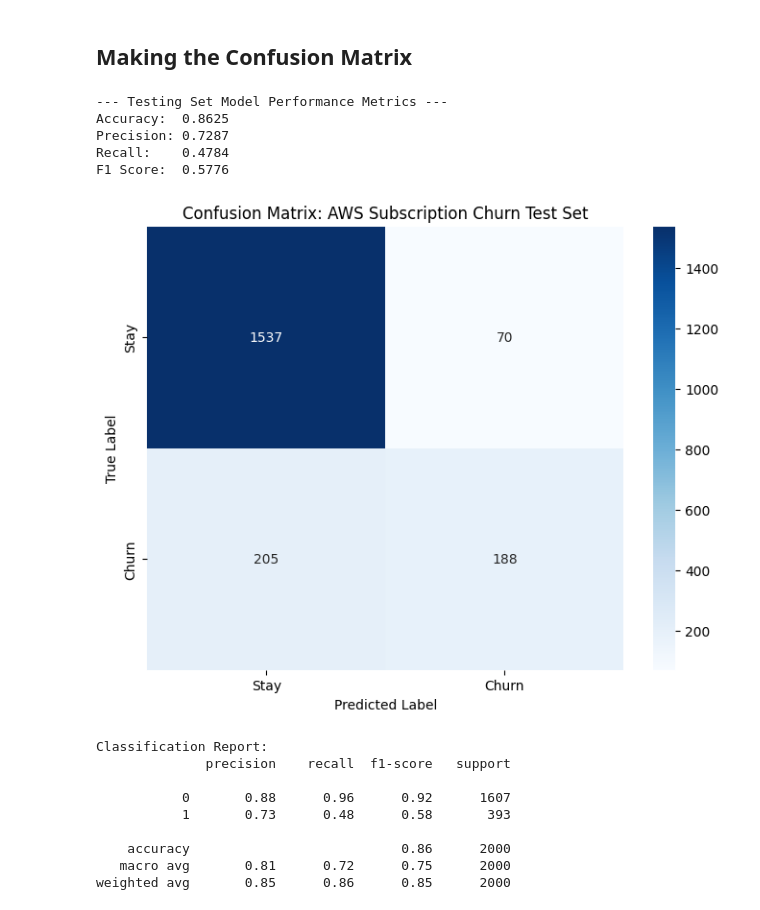
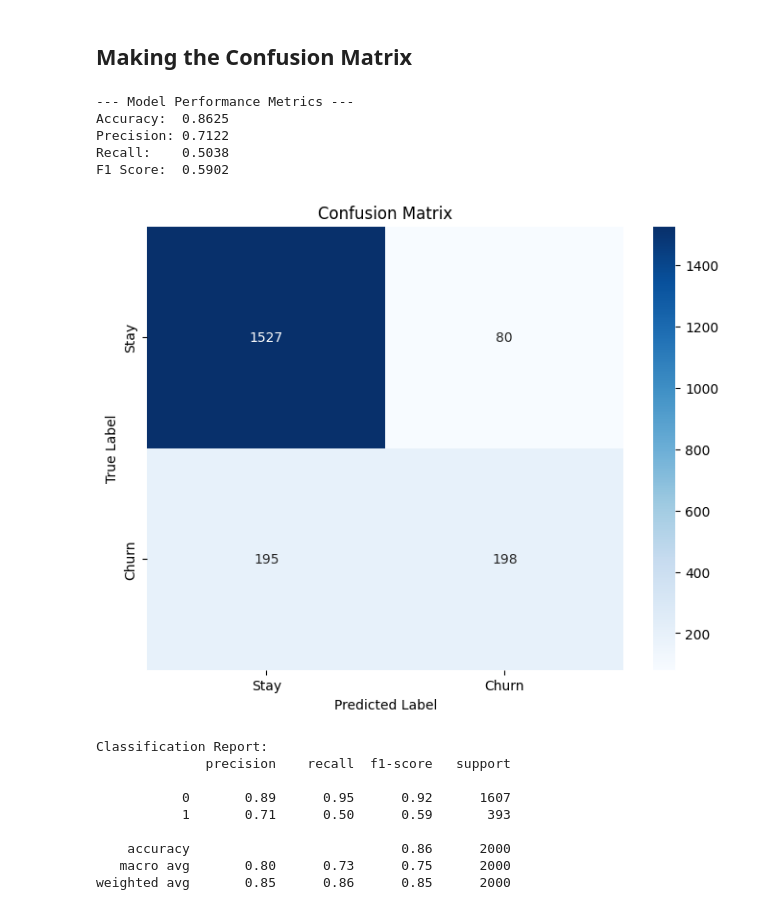
Before and after one commit to AyanavaMukhopadhyay/Deep-Learning-AtoZ-Udemy-2026, a Jupyter notebook: ArtificialNeuralNetworks/ANN.ipynb, the cells around one changed output. Drawn from its saved outputs; the diff is of its cells as text; code cells hidden in the pictures.

```diff
--- a/ArtificialNeuralNetworks/ANN.ipynb
+++ b/ArtificialNeuralNetworks/ANN.ipynb
@@ -112,5 +119,5 @@ ann.add(tf.keras.layers.Dense(units = 1, activation = 'sigmoid'))
 # %% [markdown]
 #### Compiling the ANN
 # %%
-ann.compile(optimizer = 'adam',loss = 'binary_crossentropy',metrics = ['accuracy'])
+ann.compile(optimizer = 'adam',loss = 'binary_crossentropy',metrics = ['recall'])
 # %% [output]
@@ -177,42 +184,42 @@ print(np.concatenate((y_pred.reshape(len(y_pred),1), y_test.reshape(len(y_test),
 # %%
 from sklearn.metrics import confusion_matrix, accuracy_score, classification_report, precision_score, recall_score, f1_score
 import matplotlib.pyplot as plt
 import seaborn as sns
 
-# 1. Print Performance Metrics
-print("\n--- Testing Set Model Performance Metrics ---")
+# Print Performance Metrics
+print("\n--- Model Performance Metrics ---")
 print(f"Accuracy:  {accuracy_score(y_test, y_pred):.4f}")
 print(f"Precision: {precision_score(y_test, y_pred):.4f}")
 print(f"Recall:    {recall_score(y_test, y_pred):.4f}")
 print(f"F1 Score:  {f1_score(y_test, y_pred):.4f}")
 
-# 2. Visualizing the Confusion Matrix
+# Visualizing the Confusion Matrix
 cm = confusion_matrix(y_test, y_pred)
 plt.figure(figsize=(8, 6))
 sns.heatmap(cm, annot=True, fmt='d', cmap='Blues',
             xticklabels=['Stay', 'Churn'],
             yticklabels=['Stay', 'Churn'])
 plt.xlabel('Predicted Label')
 plt.ylabel('True Label')
-plt.title('Confusion Matrix: AWS Subscription Churn Test Set')
+plt.title('Confusion Matrix')
 plt.show()
 
 # Detailed Report
 print("\nClassification Report:")
 print(classification_report(y_test, y_pred))
 # %% [output]
---- Testing Set Model Performance Metrics ---
+--- Model Performance Metrics ---
 Accuracy:  0.8625
-Precision: 0.7287
-Recall:    0.4784
-F1 Score:  0.5776
+Precision: 0.7122
+Recall:    0.5038
+F1 Score:  0.5902
-[figure, old version]
+[figure, new version]
 Classification Report:
               precision    recall  f1-score   support
 
-           0       0.88      0.96      0.92      1607
-           1       0.73      0.48      0.58       393
+           0       0.89      0.95      0.92      1607
+           1       0.71      0.50      0.59       393
 
     accuracy                           0.86      2000
-   macro avg       0.81      0.72      0.75      2000
+   macro avg       0.80      0.73      0.75      2000
 weighted avg       0.85      0.86      0.85      2000
```
Also changed, not shown: parts of 7 cells of this notebook.
